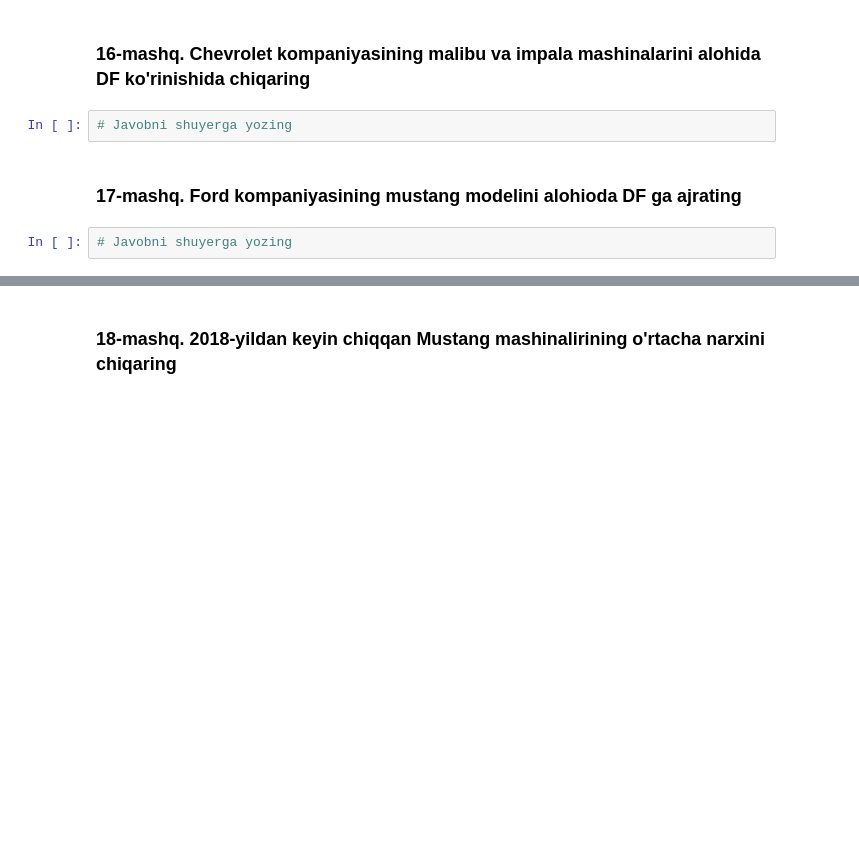
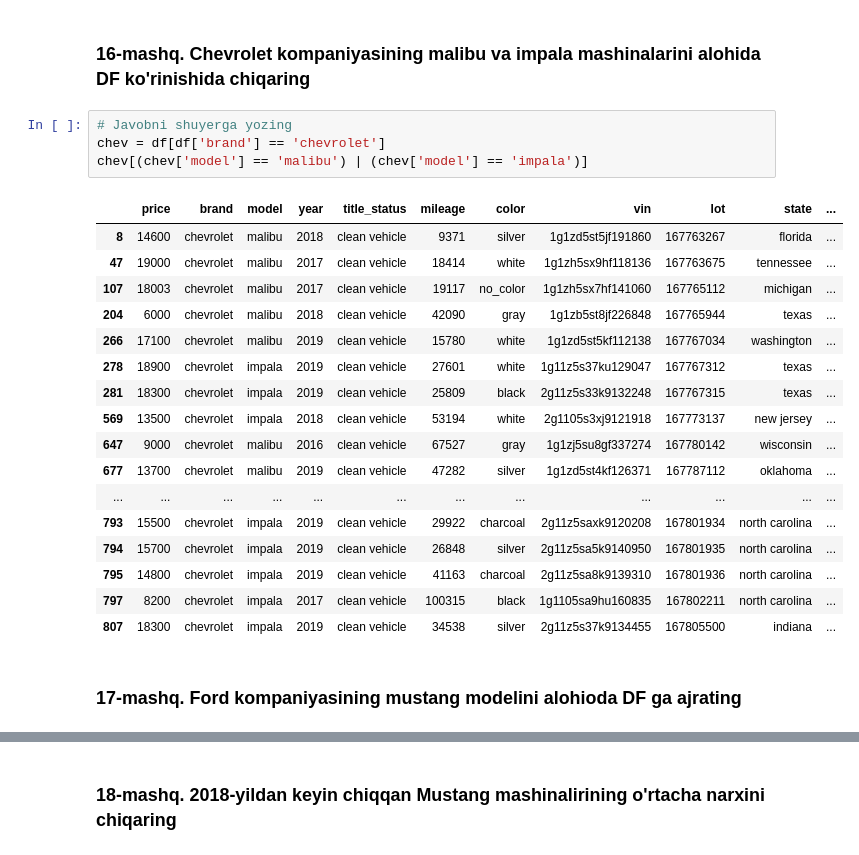
Before and after one commit to ibratqadamboev/Homeworks, a Jupyter notebook: practice_1_pandas_part_1.ipynb, the cells around one changed output, grey strips where cells are left out. Saved outputs shown, nothing was run; the diff lists cells and outputs as text; blank space fills up the shorter version.

```diff
--- a/practice_1_pandas_part_1.ipynb
+++ b/practice_1_pandas_part_1.ipynb
@@ -271,9 +273,27 @@ new_df
 | 631 | 21500 | kia | sorento | 2017 | clean vehicle | 43761 | gray | 5xypkda50hg299327 | 167119107 | connecticut | ... |
 # %% [markdown]
 ### **16-mashq**. Chevrolet kompaniyasining malibu va impala mashinalarini alohida DF ko'rinishida chiqaring
-# %%
-# Javobni shuyerga yozing
+# %%
+# Javobni shuyerga yozing
+chev = df[df['brand'] == 'chevrolet']
+chev[(chev['model'] == 'malibu') | (chev['model'] == 'impala')]
+# %% [output]
+|  | price | brand | model | year | title_status | mileage | color | vin | lot | state | ... |
+| 8 | 14600 | chevrolet | malibu | 2018 | clean vehicle | 9371 | silver | 1g1zd5st5jf191860 | 167763267 | florida | ... |
+| 47 | 19000 | chevrolet | malibu | 2017 | clean vehicle | 18414 | white | 1g1zh5sx9hf118136 | 167763675 | tennessee | ... |
+| 107 | 18003 | chevrolet | malibu | 2017 | clean vehicle | 19117 | no_color | 1g1zh5sx7hf141060 | 167765112 | michigan | ... |
+| 204 | 6000 | chevrolet | malibu | 2018 | clean vehicle | 42090 | gray | 1g1zb5st8jf226848 | 167765944 | texas | ... |
+| 266 | 17100 | chevrolet | malibu | 2019 | clean vehicle | 15780 | white | 1g1zd5st5kf112138 | 167767034 | washington | ... |
+| 278 | 18900 | chevrolet | impala | 2019 | clean vehicle | 27601 | white | 1g11z5s37ku129047 | 167767312 | texas | ... |
+| 281 | 18300 | chevrolet | impala | 2019 | clean vehicle | 25809 | black | 2g11z5s33k9132248 | 167767315 | texas | ... |
+| 569 | 13500 | chevrolet | impala | 2018 | clean vehicle | 53194 | white | 2g1105s3xj9121918 | 167773137 | new jersey | ... |
+| 647 | 9000 | chevrolet | malibu | 2016 | clean vehicle | 67527 | gray | 1g1zj5su8gf337274 | 167780142 | wisconsin | ... |
+| 677 | 13700 | chevrolet | malibu | 2019 | clean vehicle | 47282 | silver | 1g1zd5st4kf126371 | 167787112 | oklahoma | ... |
+| ... | ... | ... | ... | ... | ... | ... | ... | ... | ... | ... | ... |
+| 793 | 15500 | chevrolet | impala | 2019 | clean vehicle | 29922 | charcoal | 2g11z5saxk9120208 | 167801934 | north carolina | ... |
+| 794 | 15700 | chevrolet | impala | 2019 | clean vehicle | 26848 | silver | 2g11z5sa5k9140950 | 167801935 | north carolina | ... |
+| 795 | 14800 | chevrolet | impala | 2019 | clean vehicle | 41163 | charcoal | 2g11z5sa8k9139310 | 167801936 | north carolina | ... |
+| 797 | 8200 | chevrolet | impala | 2017 | clean vehicle | 100315 | black | 1g1105sa9hu160835 | 167802211 | north carolina | ... |
+| 807 | 18300 | chevrolet | impala | 2019 | clean vehicle | 34538 | silver | 2g11z5s37k9134455 | 167805500 | indiana | ... |
 # %% [markdown]
 ### **17-mashq**. Ford kompaniyasining mustang modelini alohioda DF ga ajrating
-# %%
-# Javobni shuyerga yozing
```
Also changed, not shown: parts of 7 cells of this notebook.
